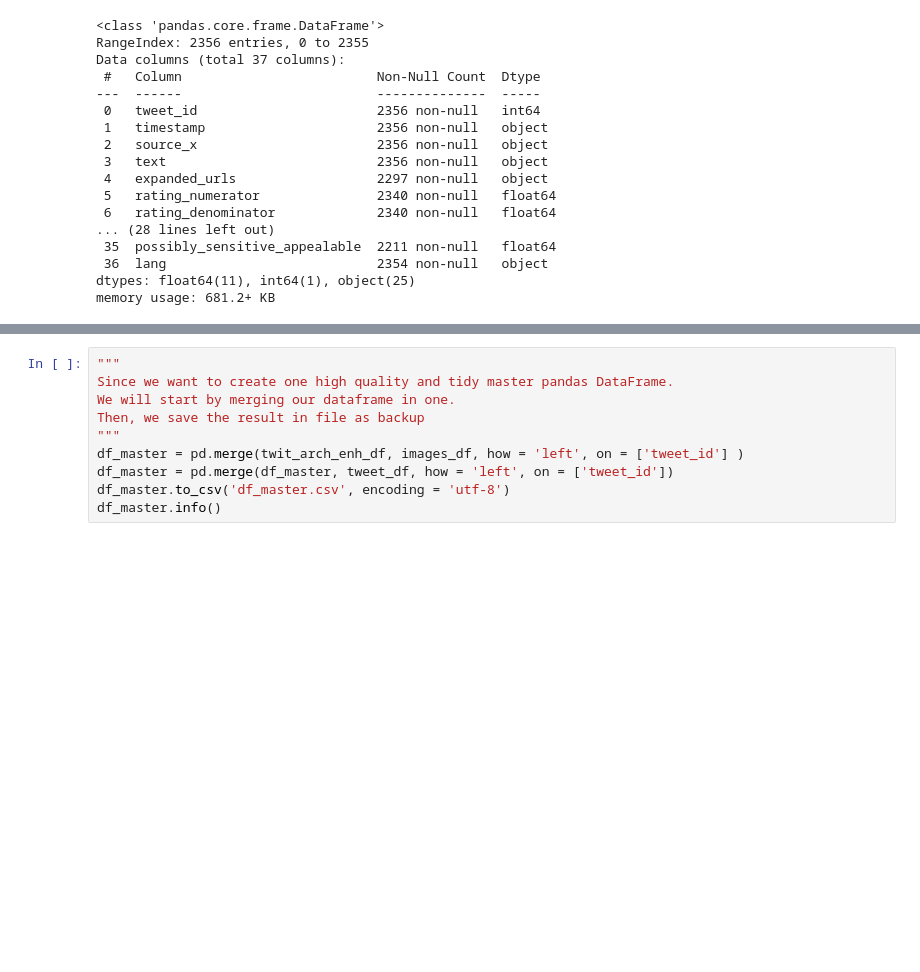
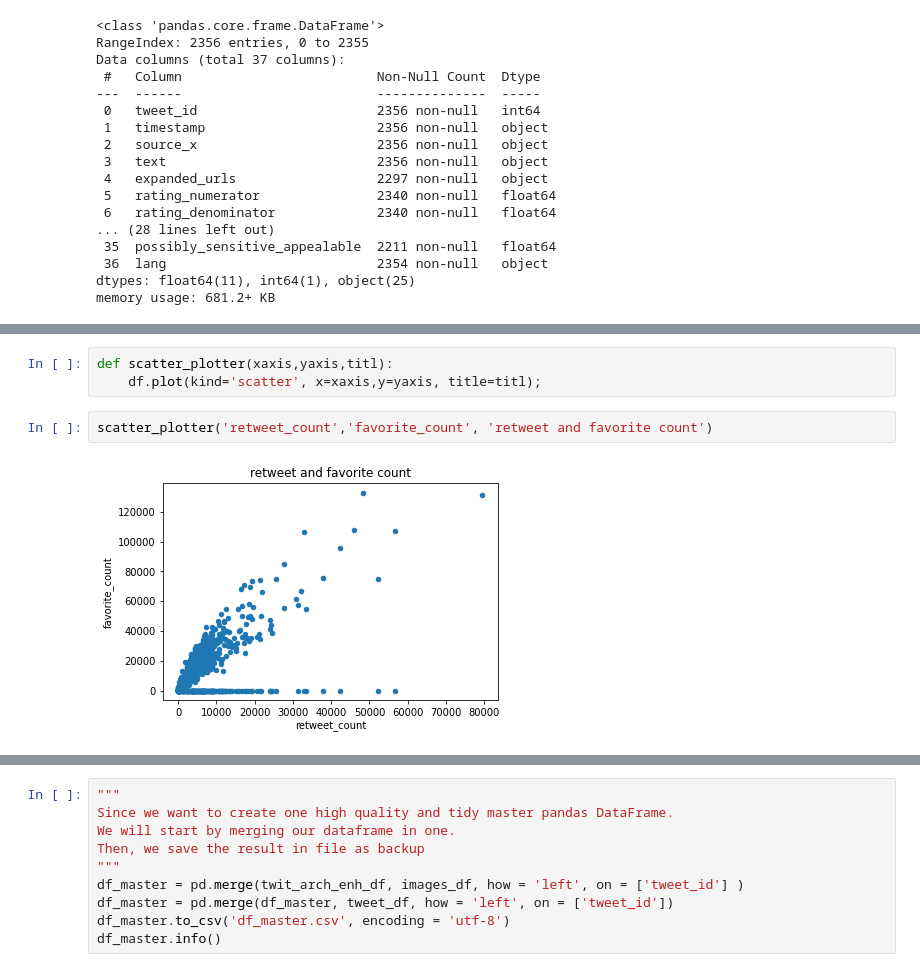
Before and after one commit to EnochAy/Udacity-Nanodegree-project--Data-Investigation-, a Jupyter notebook: Project 2/Python Code/wrangle_act.ipynb, the cells around one changed output, grey strips where cells are left out. Drawn from its saved outputs; the diff is of its cells as text; blank space fills up the shorter version.

```diff
--- a/Project 2/Python Code/wrangle_act.ipynb
+++ b/Project 2/Python Code/wrangle_act.ipynb
@@ -721,3 +721,10 @@ df.describe()
 | 50% | 7.196279e+17 | 11.000000 | 10.0 | 1.000000 | 0.588230 | 1.181810e-01 | 4.944380e-02 | 7.194596e+17 | ... |
 | 75% | 7.993373e+17 | 12.000000 | 10.0 | 1.000000 | 0.843855 | 1.955655e-01 | 9.180755e-02 | 7.993058e+17 | ... |
 | max | 8.924206e+17 | 776.000000 | 10.0 | 4.000000 | 1.000000 | 4.880140e-01 | 2.734190e-01 | 8.924206e+17 | ... |
+# %%
+def scatter_plotter(xaxis,yaxis,titl):
+    df.plot(kind='scatter', x=xaxis,y=yaxis, title=titl);
+# %%
+scatter_plotter('retweet_count','favorite_count', 'retweet and favorite count')
+# %% [output]
+[figure, added]
```
Also changed, not shown: parts of 8 cells of this notebook.
